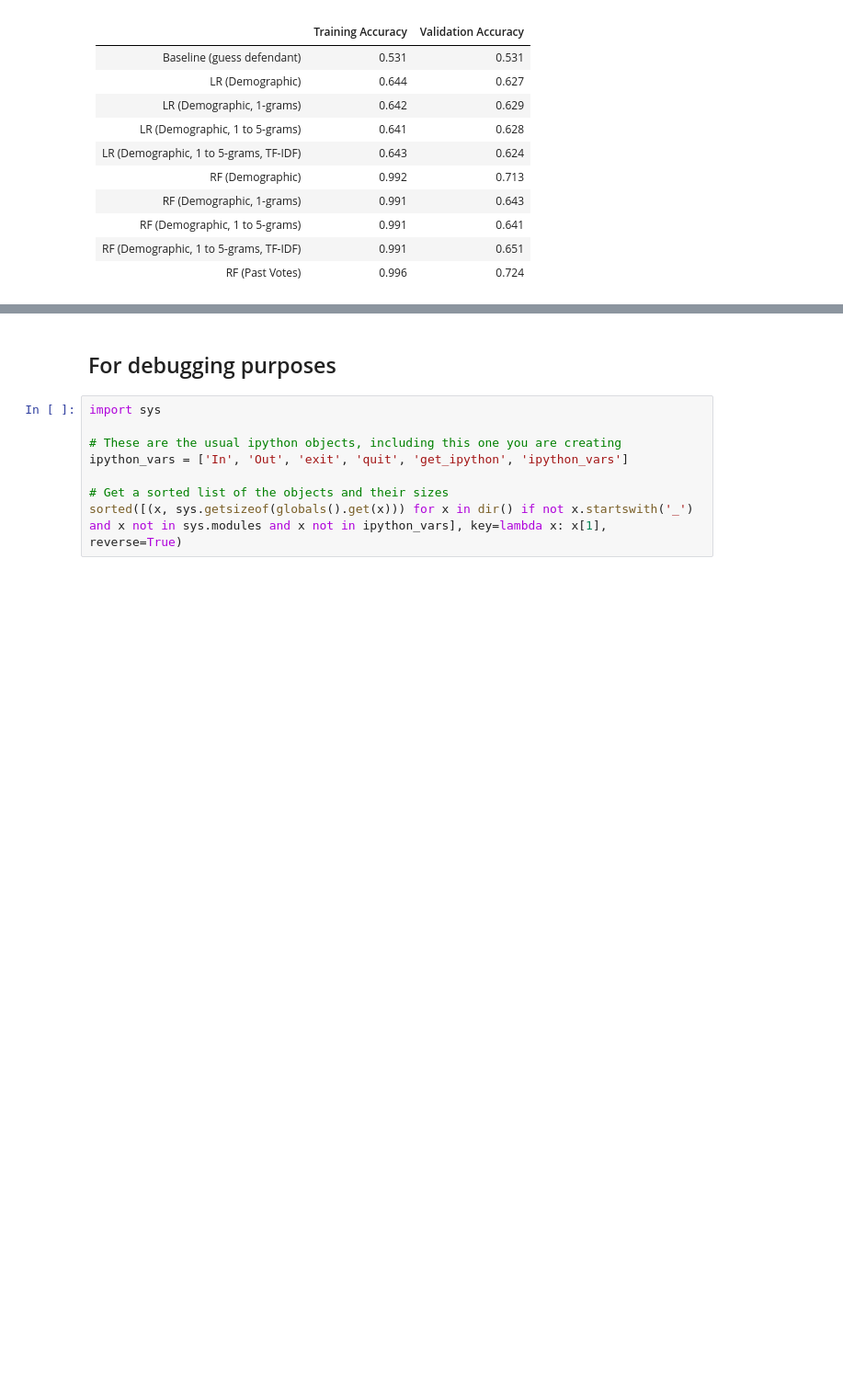
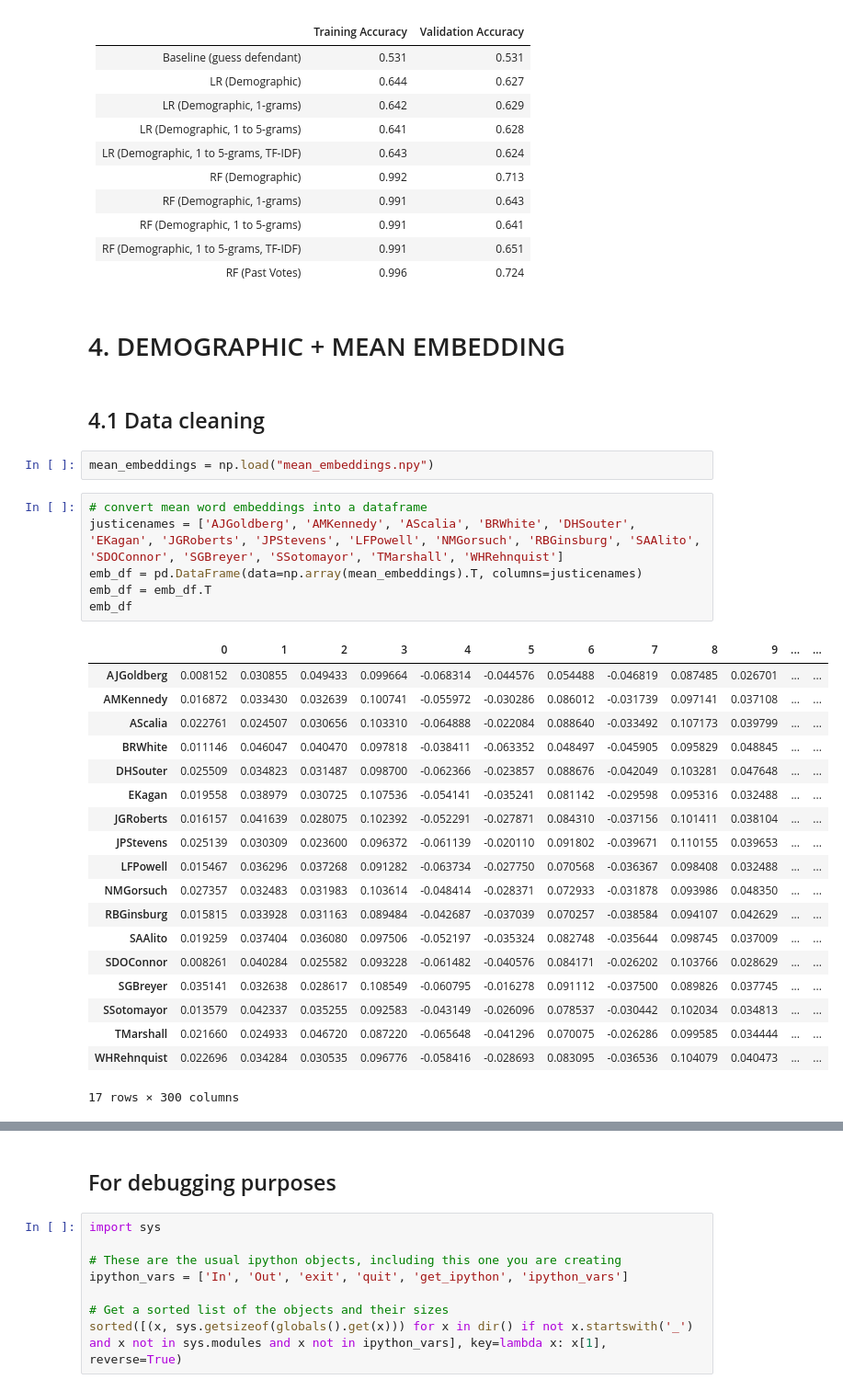
Before and after one commit to jennyhuangg/nominee_predict, a Jupyter notebook: Nominee_Predict_Models.ipynb, the cells around one changed output, grey strips where cells are left out. Shown: that part at 92% size. Saved outputs shown, nothing was run; the diff lists cells and outputs as text; blank space fills up the shorter version.

```diff
--- a/Nominee_Predict_Models.ipynb
+++ b/Nominee_Predict_Models.ipynb
@@ -316,3 +341,35 @@ average validation accuracies:  0.6512306229362109
 | RF (Demographic, 1 to 5-grams) | 0.991 | 0.641 |
 | RF (Demographic, 1 to 5-grams, TF-IDF) | 0.991 | 0.651 |
 | RF (Past Votes) | 0.996 | 0.724 |
+# %% [markdown]
+# 4. DEMOGRAPHIC + MEAN EMBEDDING
+# %% [markdown]
+## 4.1 Data cleaning
+# %%
+mean_embeddings = np.load("mean_embeddings.npy")
+# %%
+# convert mean word embeddings into a dataframe
+justicenames = ['AJGoldberg', 'AMKennedy', 'AScalia', 'BRWhite', 'DHSouter', 'EKagan', 'JGRoberts', 'JPStevens', 'LFPowell', 'NMGorsuch', 'RBGinsburg', 'SAAlito', 'SDOConnor', 'SGBreyer', 'SSotomayor', 'TMarshall', 'WHRehnquist']
+emb_df = pd.DataFrame(data=np.array(mean_embeddings).T, columns=justicenames)
+emb_df = emb_df.T
+emb_df
+# %% [output]
+|  | 0 | 1 | 2 | 3 | 4 | 5 | 6 | 7 | 8 | 9 | ... | ... |
+| AJGoldberg | 0.008152 | 0.030855 | 0.049433 | 0.099664 | -0.068314 | -0.044576 | 0.054488 | -0.046819 | 0.087485 | 0.026701 | ... | ... |
+| AMKennedy | 0.016872 | 0.033430 | 0.032639 | 0.100741 | -0.055972 | -0.030286 | 0.086012 | -0.031739 | 0.097141 | 0.037108 | ... | ... |
+| AScalia | 0.022761 | 0.024507 | 0.030656 | 0.103310 | -0.064888 | -0.022084 | 0.088640 | -0.033492 | 0.107173 | 0.039799 | ... | ... |
+| BRWhite | 0.011146 | 0.046047 | 0.040470 | 0.097818 | -0.038411 | -0.063352 | 0.048497 | -0.045905 | 0.095829 | 0.048845 | ... | ... |
+| DHSouter | 0.025509 | 0.034823 | 0.031487 | 0.098700 | -0.062366 | -0.023857 | 0.088676 | -0.042049 | 0.103281 | 0.047648 | ... | ... |
+| EKagan | 0.019558 | 0.038979 | 0.030725 | 0.107536 | -0.054141 | -0.035241 | 0.081142 | -0.029598 | 0.095316 | 0.032488 | ... | ... |
+| JGRoberts | 0.016157 | 0.041639 | 0.028075 | 0.102392 | -0.052291 | -0.027871 | 0.084310 | -0.037156 | 0.101411 | 0.038104 | ... | ... |
+| JPStevens | 0.025139 | 0.030309 | 0.023600 | 0.096372 | -0.061139 | -0.020110 | 0.091802 | -0.039671 | 0.110155 | 0.039653 | ... | ... |
+| LFPowell | 0.015467 | 0.036296 | 0.037268 | 0.091282 | -0.063734 | -0.027750 | 0.070568 | -0.036367 | 0.098408 | 0.032488 | ... | ... |
+| NMGorsuch | 0.027357 | 0.032483 | 0.031983 | 0.103614 | -0.048414 | -0.028371 | 0.072933 | -0.031878 | 0.093986 | 0.048350 | ... | ... |
+| RBGinsburg | 0.015815 | 0.033928 | 0.031163 | 0.089484 | -0.042687 | -0.037039 | 0.070257 | -0.038584 | 0.094107 | 0.042629 | ... | ... |
+| SAAlito | 0.019259 | 0.037404 | 0.036080 | 0.097506 | -0.052197 | -0.035324 | 0.082748 | -0.035644 | 0.098745 | 0.037009 | ... | ... |
+| SDOConnor | 0.008261 | 0.040284 | 0.025582 | 0.093228 | -0.061482 | -0.040576 | 0.084171 | -0.026202 | 0.103766 | 0.028629 | ... | ... |
+| SGBreyer | 0.035141 | 0.032638 | 0.028617 | 0.108549 | -0.060795 | -0.016278 | 0.091112 | -0.037500 | 0.089826 | 0.037745 | ... | ... |
+| SSotomayor | 0.013579 | 0.042337 | 0.035255 | 0.092583 | -0.043149 | -0.026096 | 0.078537 | -0.030442 | 0.102034 | 0.034813 | ... | ... |
+| TMarshall | 0.021660 | 0.024933 | 0.046720 | 0.087220 | -0.065648 | -0.041296 | 0.070075 | -0.026286 | 0.099585 | 0.034444 | ... | ... |
+| WHRehnquist | 0.022696 | 0.034284 | 0.030535 | 0.096776 | -0.058416 | -0.028693 | 0.083095 | -0.036536 | 0.104079 | 0.040473 | ... | ... |
+17 rows × 300 columns
```
Also changed, not shown: parts of 19 cells of this notebook.
